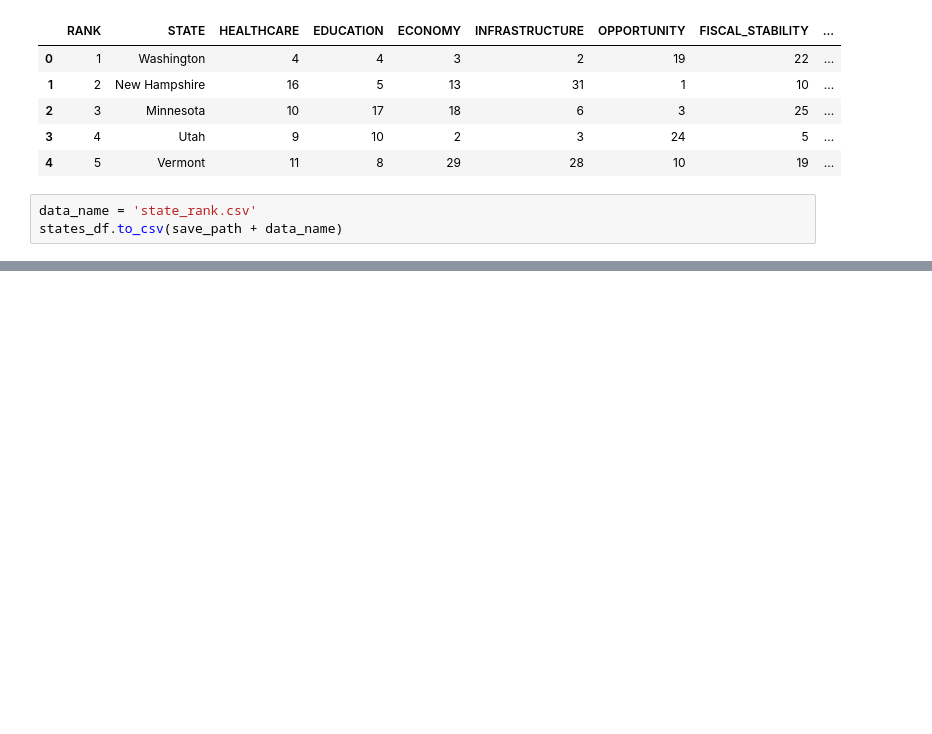
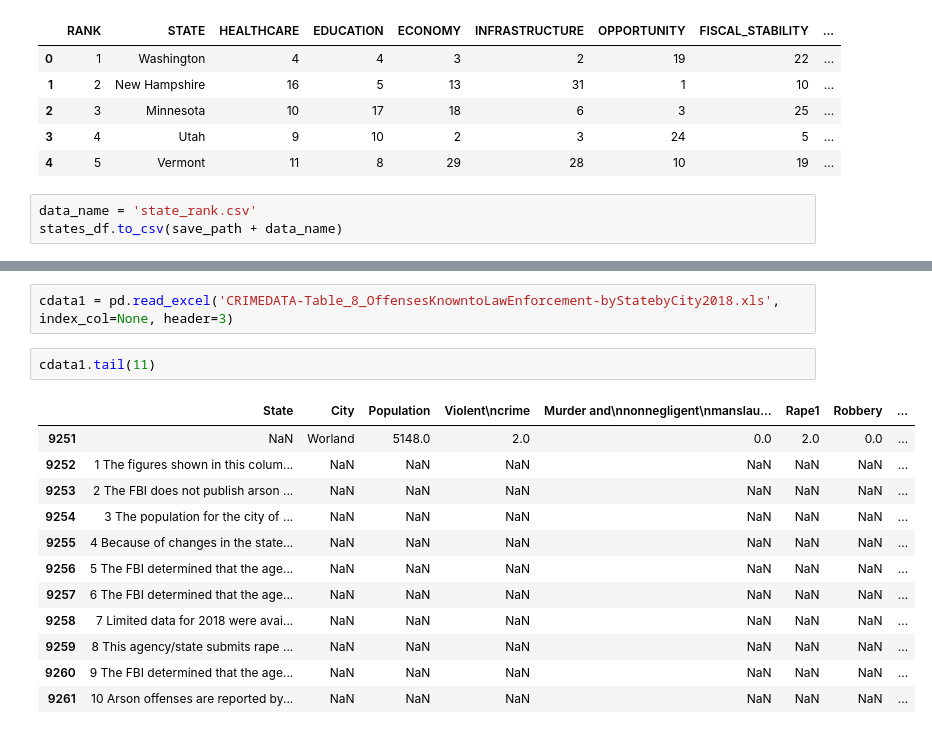
Before and after one commit to grykah/projects, a Jupyter notebook: DataScraping/ScrapingData.ipynb, the cells around one changed output, grey strips where cells are left out. Drawn from its saved outputs; the diff is of its cells as text; blank space fills up the shorter version.

Commit message:
more data scrapping

```diff
--- a/DataScraping/ScrapingData.ipynb
+++ b/DataScraping/ScrapingData.ipynb
@@ -563,0 +576,17 @@ states_df.to_csv(save_path + data_name)
+# %%
+cdata1 = pd.read_excel('CRIMEDATA-Table_8_OffensesKnowntoLawEnforcement-byStatebyCity2018.xls', index_col=None, header=3)
+# %%
+cdata1.tail(11)
+# %% [output]
+|  | State | City | Population | Violent\ncrime | Murder and\nnonnegligent\nmanslau... | Rape1 | Robbery | ... |
+| 9251 | NaN | Worland | 5148.0 | 2.0 | 0.0 | 2.0 | 0.0 | ... |
+| 9252 | 1 The figures shown in this colum... | NaN | NaN | NaN | NaN | NaN | NaN | ... |
+| 9253 | 2 The FBI does not publish arson ... | NaN | NaN | NaN | NaN | NaN | NaN | ... |
+| 9254 | 3 The population for the city of ... | NaN | NaN | NaN | NaN | NaN | NaN | ... |
+| 9255 | 4 Because of changes in the state... | NaN | NaN | NaN | NaN | NaN | NaN | ... |
+| 9256 | 5 The FBI determined that the age... | NaN | NaN | NaN | NaN | NaN | NaN | ... |
+| 9257 | 6 The FBI determined that the age... | NaN | NaN | NaN | NaN | NaN | NaN | ... |
+| 9258 | 7 Limited data for 2018 were avai... | NaN | NaN | NaN | NaN | NaN | NaN | ... |
+| 9259 | 8 This agency/state submits rape ... | NaN | NaN | NaN | NaN | NaN | NaN | ... |
+| 9260 | 9 The FBI determined that the age... | NaN | NaN | NaN | NaN | NaN | NaN | ... |
+| 9261 | 10 Arson offenses are reported by... | NaN | NaN | NaN | NaN | NaN | NaN | ... |
```
Also changed, not shown: parts of 22 cells of this notebook, 5 other files.
